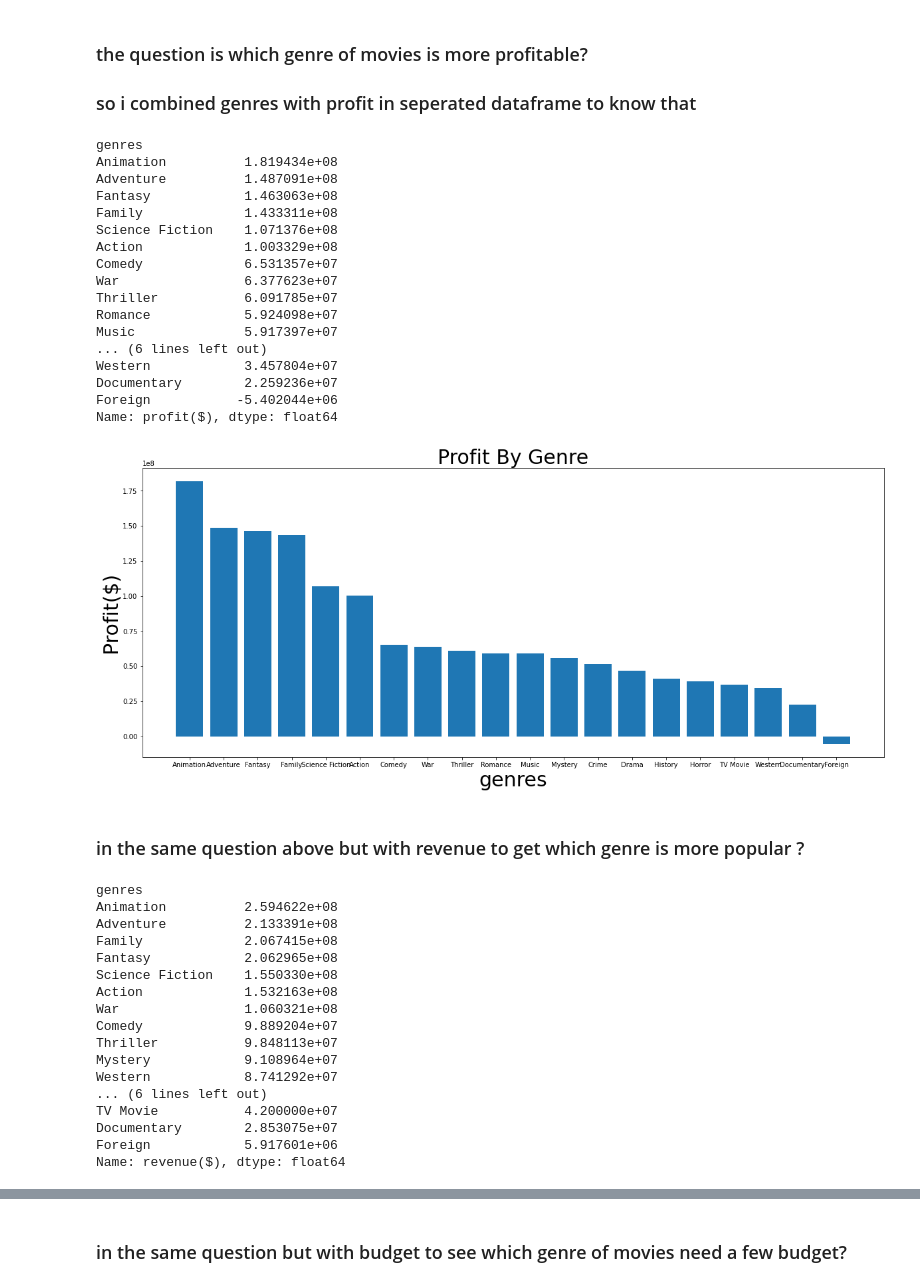
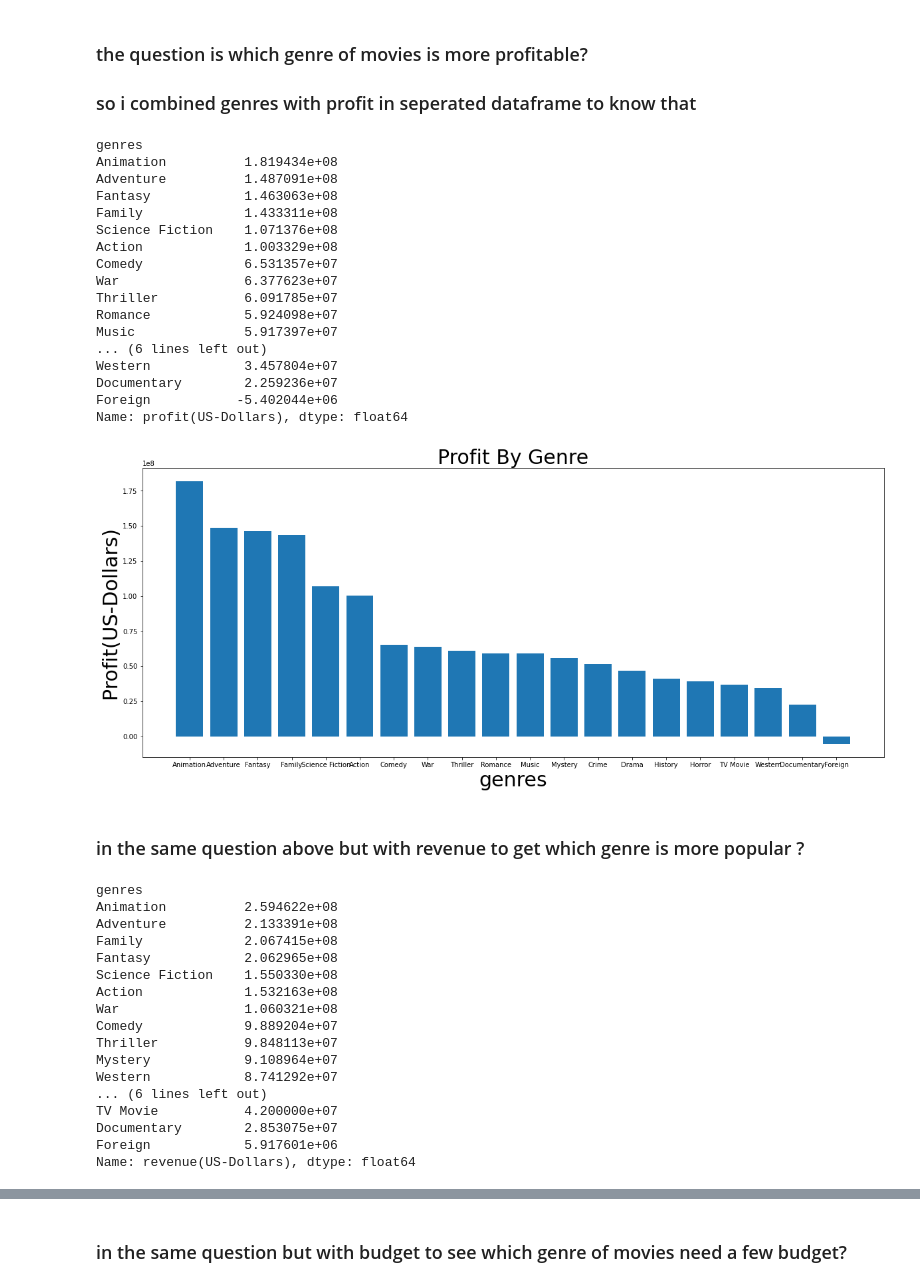
Before and after one commit to MahmoudSwailamAbdallahAtia/TMDB_Movies, a Jupyter notebook: TMDB_Movies.ipynb, the cells around one changed output, grey strips where cells are left out. Cells and saved outputs as stored; diff of their text form; code cells hidden in the pictures.

```diff
--- a/TMDB_Movies.ipynb
+++ b/TMDB_Movies.ipynb
@@ -63,12 +63,12 @@ df = pd.read_csv('tmdb-movies.csv')
 ### determine budget and revenue as assumed the main currency is us dollar $.
 # %%
 #rename the columns to be clear.
-df.rename(columns={'budget': 'budget($)', 'revenue': 'revenue($)'}, inplace=True)
+df.rename(columns={'budget': 'budget(US-Dollars)', 'revenue': 'revenue(US-Dollars)'}, inplace=True)
 # %% [markdown]
 ### wrangle  0 budget or 0 revenue.
 # %%
 #convert zeros from columns budget and revenue to NAN value to remove it.
-money = ['budget($)', 'revenue($)']
+money = ['budget(US-Dollars)', 'revenue(US-Dollars)']
 df[money] = df[money].replace(0, np.NAN)
 # %% [markdown]
 ### clean the data from all not completed information.
@@ -87,10 +87,10 @@ df.drop_duplicates(inplace=True)
 prifit = revenue - budget
 # %%
 #convert the dataframe['column_name']from its type to be integer.
-df['budget($)']=df['budget($)'].astype(int)
-df['revenue($)']=df['revenue($)'].astype(int)
+df['budget(US-Dollars)']=df['budget(US-Dollars)'].astype(int)
+df['revenue(US-Dollars)']=df['revenue(US-Dollars)'].astype(int)
 #make another column profit and determine it = revenue - budget
-df['profit($)'] = df['revenue($)'] - df['budget($)']
+df['profit(US-Dollars)'] = df['revenue(US-Dollars)'] - df['budget(US-Dollars)']
 # %% [markdown]
 ### all information after wrangling.
 # %%
@@ -160,7 +161,7 @@ df.head()
 #assign>>genres str to assign as string and split every word in the row and explode to make every word in its own row alone.
 genres_df = df.assign(genres=df['genres'].str.split('|')).explode('genres')
 #genres_profit = genres_df but only with column genres grouped with mean of profit($) to every genres and sort descending.
-genres_profit = genres_df.groupby('genres')['profit($)'].mean().sort_values(ascending=False)
+genres_profit = genres_df.groupby('genres')['profit(US-Dollars)'].mean().sort_values(ascending=False)
 genres_profit
 # %% [output]
 genres
@@ -179,21 +180,21 @@ Music              5.917397e+07
 Western            3.457804e+07
 Documentary        2.259236e+07
 Foreign           -5.402044e+06
-Name: profit($), dtype: float64
+Name: profit(US-Dollars), dtype: float64
 # %%
 #To visualize our data
 plt.subplots(figsize=(20,8))
 plt.bar(genres_profit.index, genres_profit)
 plt.title('Profit By Genre', fontsize=30)
 plt.xlabel('genres',fontsize=30)
-plt.ylabel('Profit($)', fontsize=30);
+plt.ylabel('Profit(US-Dollars)', fontsize=30);
 # %% [output]
-[figure, old version]
+[figure, new version]
 # %% [markdown]
 ### in the same question above but with revenue to get which genre is more popular ?
 # %%
 #genres_profit = genres_df but only with column genres grouped with mean of profit($) to every genres and sort descending.
-genres_revenue = genres_df.groupby('genres')['revenue($)'].mean().sort_values(ascending=False)
+genres_revenue = genres_df.groupby('genres')['revenue(US-Dollars)'].mean().sort_values(ascending=False)
 genres_revenue
 # %% [output]
 genres
@@ -212,7 +213,7 @@ Western            8.741292e+07
 TV Movie           4.200000e+07
 Documentary        2.853075e+07
 Foreign            5.917601e+06
-Name: revenue($), dtype: float64
+Name: revenue(US-Dollars), dtype: float64
 # %%
 genres_revenue.plot.pie(figsize=(20, 20))
 plt.title('Pie chart Genres', fontsize=30)
```
Also changed, not shown: parts of 18 cells of this notebook.
